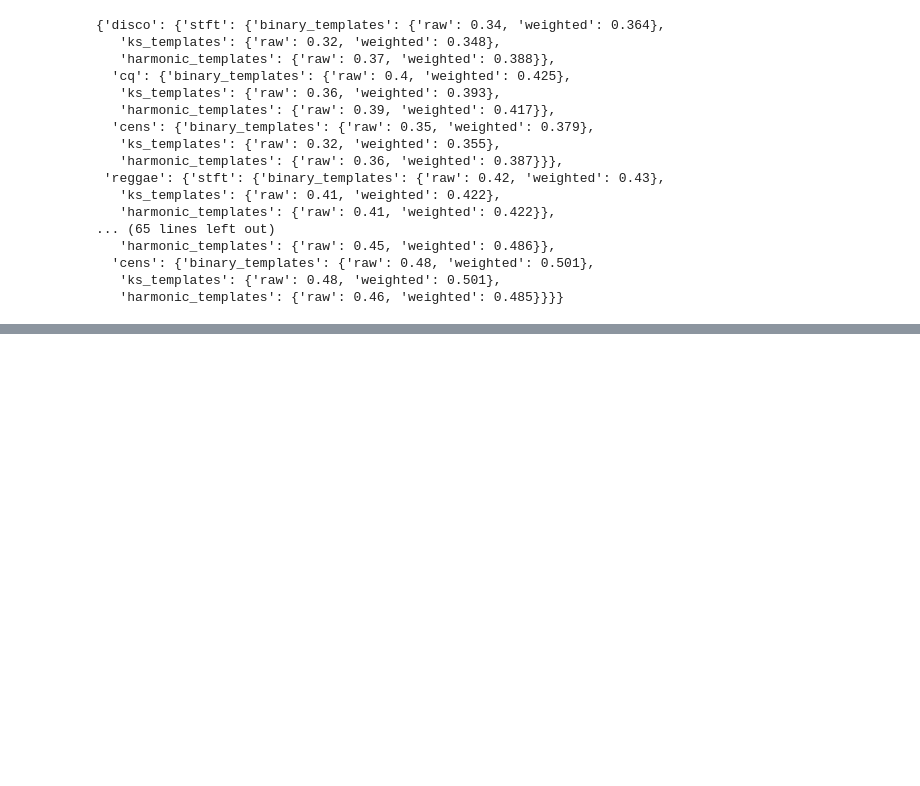
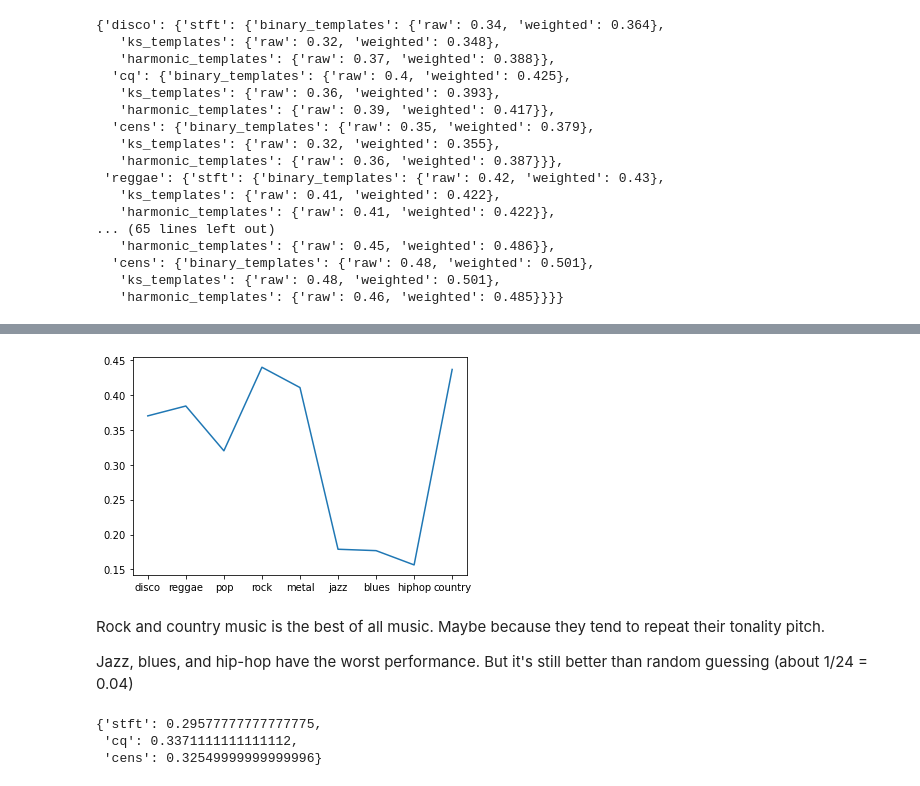
Before and after one commit to pride829/MIR-homework1, a Jupyter notebook: HomeWork1_Q1.ipynb, the cells around one changed output, grey strips where cells are left out. Drawn from its saved outputs; the diff is of its cells as text; code cells hidden in the pictures; blank space fills up the shorter version.

Commit message:
Add image analysis

```diff
--- a/HomeWork1_Q1.ipynb
+++ b/HomeWork1_Q1.ipynb
@@ -408,0 +450,5 @@ GTZAN_ans
+# %%
+genres_score = {k: v/genres_count for k, v in genres_score.items()}
+chroma_type_score = {k: v/chroma_type_count for k, v in chroma_type_score.items()}
+templates_score = {k: v/templates_count for k, v in templates_score.items()}
+methods_score = {k: v/methods_count for k, v in methods_score.items()}
@@ -408,0 +467,17 @@ GTZAN_ans
+# %%
+x, y = zip(*(genres_score.items()))
+
+plt.plot(x, y)
+plt.show()
+# %% [output]
+[figure, added]
+# %% [markdown]
+Rock and country music is the best of all music. Maybe because they tend to repeat their tonality pitch.
+
+Jazz, blues, and hip-hop have the worst performance. But it's still better than random guessing (about 1/24 = 0.04)
+# %%
+chroma_type_score
+# %% [output]
+{'stft': 0.29577777777777775,
+ 'cq': 0.3371111111111112,
+ 'cens': 0.32549999999999996}
```
Also changed, not shown: parts of 11 cells of this notebook, 2 other files.
